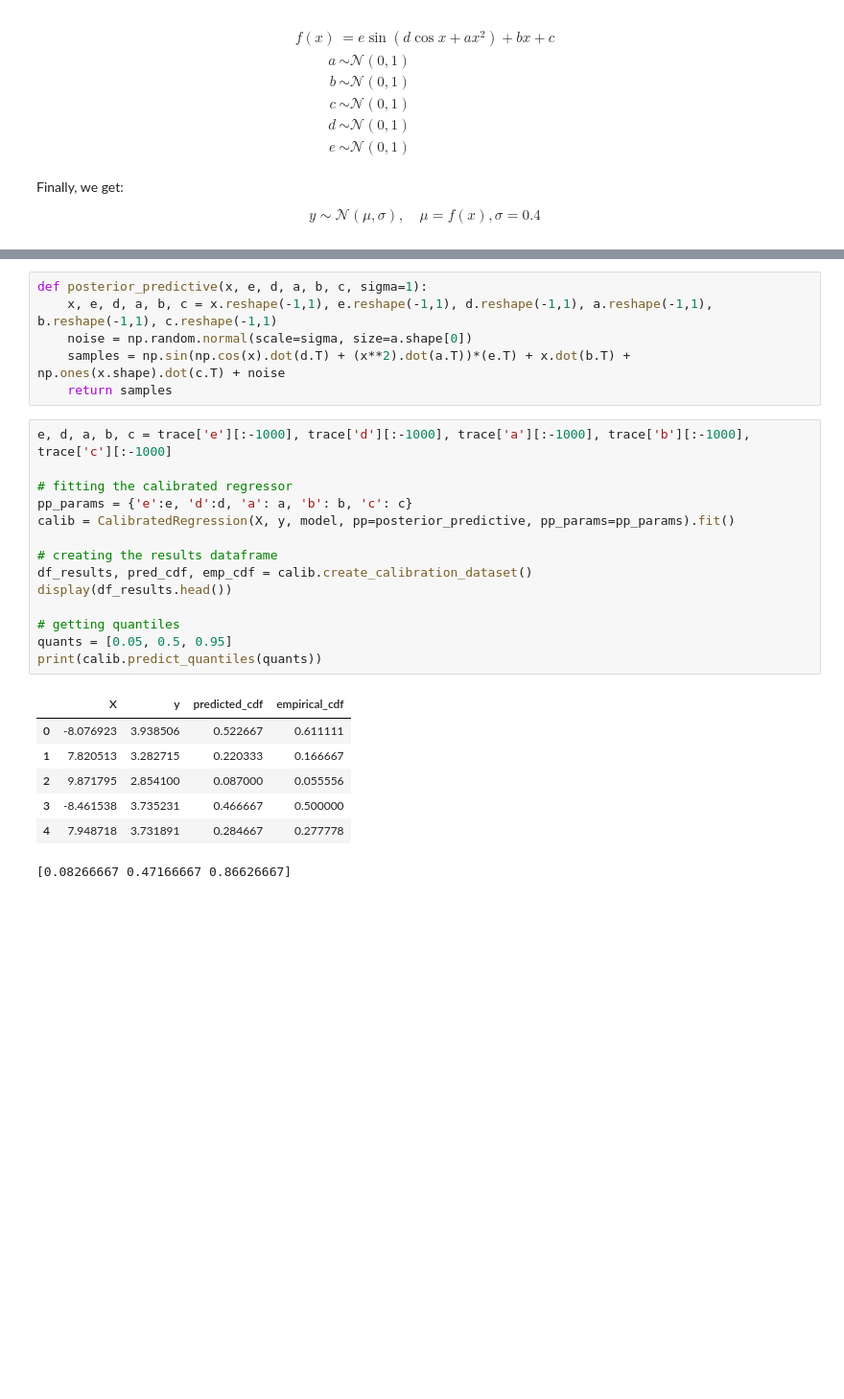
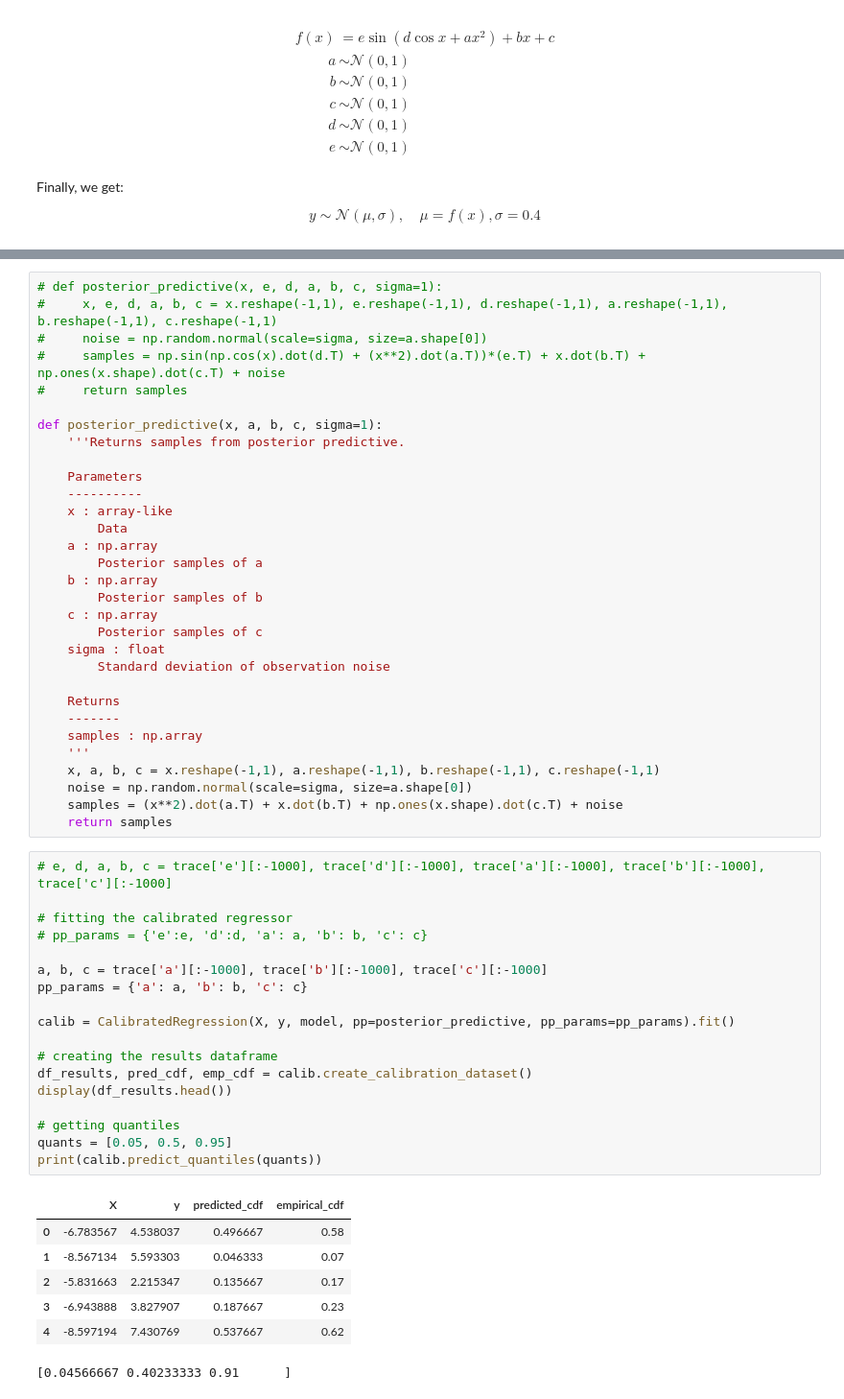
Before and after one commit to AnthonyRentsch/calibrated_regression, a Jupyter notebook: BayesianRegression_AR.ipynb, the cells around one changed output, grey strips where cells are left out. Shown at 96% size. Drawn from its saved outputs; the diff is of its cells as text; blank space fills up the shorter version.

```diff
--- a/BayesianRegression_AR.ipynb
+++ b/BayesianRegression_AR.ipynb
@@ -206,31 +213,60 @@ The estimated number of effective samples is smaller than 200 for some parameter
 # %%
-def posterior_predictive(x, e, d, a, b, c, sigma=1):
-    x, e, d, a, b, c = x.reshape(-1,1), e.reshape(-1,1), d.reshape(-1,1), a.reshape(-1,1), b.reshape(-1,1), c.reshape(-1,1)
+# def posterior_predictive(x, e, d, a, b, c, sigma=1):
+#     x, e, d, a, b, c = x.reshape(-1,1), e.reshape(-1,1), d.reshape(-1,1), a.reshape(-1,1), b.reshape(-1,1), c.reshape(-1,1)
+#     noise = np.random.normal(scale=sigma, size=a.shape[0])
+#     samples = np.sin(np.cos(x).dot(d.T) + (x**2).dot(a.T))*(e.T) + x.dot(b.T) + np.ones(x.shape).dot(c.T) + noise
+#     return samples
+
+def posterior_predictive(x, a, b, c, sigma=1):
+    '''Returns samples from posterior predictive.
+
+    Parameters
+    ----------
+    x : array-like
+        Data
+    a : np.array
+        Posterior samples of a
+    b : np.array
+        Posterior samples of b
+    c : np.array
+        Posterior samples of c
+    sigma : float
+        Standard deviation of observation noise
+
+    Returns
+    -------
+    samples : np.array
+    '''
+    x, a, b, c = x.reshape(-1,1), a.reshape(-1,1), b.reshape(-1,1), c.reshape(-1,1)
     noise = np.random.normal(scale=sigma, size=a.shape[0])
-    samples = np.sin(np.cos(x).dot(d.T) + (x**2).dot(a.T))*(e.T) + x.dot(b.T) + np.ones(x.shape).dot(c.T) + noise
+    samples = (x**2).dot(a.T) + x.dot(b.T) + np.ones(x.shape).dot(c.T) + noise
     return samples
 # %%
-e, d, a, b, c = trace['e'][:-1000], trace['d'][:-1000], trace['a'][:-1000], trace['b'][:-1000], trace['c'][:-1000]
+# e, d, a, b, c = trace['e'][:-1000], trace['d'][:-1000], trace['a'][:-1000], trace['b'][:-1000], trace['c'][:-1000]
 
 # fitting the calibrated regressor
-pp_params = {'e':e, 'd':d, 'a': a, 'b': b, 'c': c}
+# pp_params = {'e':e, 'd':d, 'a': a, 'b': b, 'c': c}
+
+a, b, c = trace['a'][:-1000], trace['b'][:-1000], trace['c'][:-1000]
+pp_params = {'a': a, 'b': b, 'c': c}
+
 calib = CalibratedRegression(X, y, model, pp=posterior_predictive, pp_params=pp_params).fit()
 
 # creating the results dataframe
 df_results, pred_cdf, emp_cdf = calib.create_calibration_dataset()
 display(df_results.head())
 
 # getting quantiles
 quants = [0.05, 0.5, 0.95]
 print(calib.predict_quantiles(quants))
 # %% [output]
 |  | X | y | predicted_cdf | empirical_cdf |
-| 0 | -8.076923 | 3.938506 | 0.522667 | 0.611111 |
-| 1 | 7.820513 | 3.282715 | 0.220333 | 0.166667 |
-| 2 | 9.871795 | 2.854100 | 0.087000 | 0.055556 |
-| 3 | -8.461538 | 3.735231 | 0.466667 | 0.500000 |
-| 4 | 7.948718 | 3.731891 | 0.284667 | 0.277778 |
+| 0 | -6.783567 | 4.538037 | 0.496667 | 0.58 |
+| 1 | -8.567134 | 5.593303 | 0.046333 | 0.07 |
+| 2 | -5.831663 | 2.215347 | 0.135667 | 0.17 |
+| 3 | -6.943888 | 3.827907 | 0.187667 | 0.23 |
+| 4 | -8.597194 | 7.430769 | 0.537667 | 0.62 |
-[0.08266667 0.47166667 0.86626667]
+[0.04566667 0.40233333 0.91      ]
 # %%
 # plotting calibration curve
 fig, ax = plt.subplots(nrows=1, ncols=1, figsize=(12,6))
```
Also changed, not shown: parts of 12 cells of this notebook.
